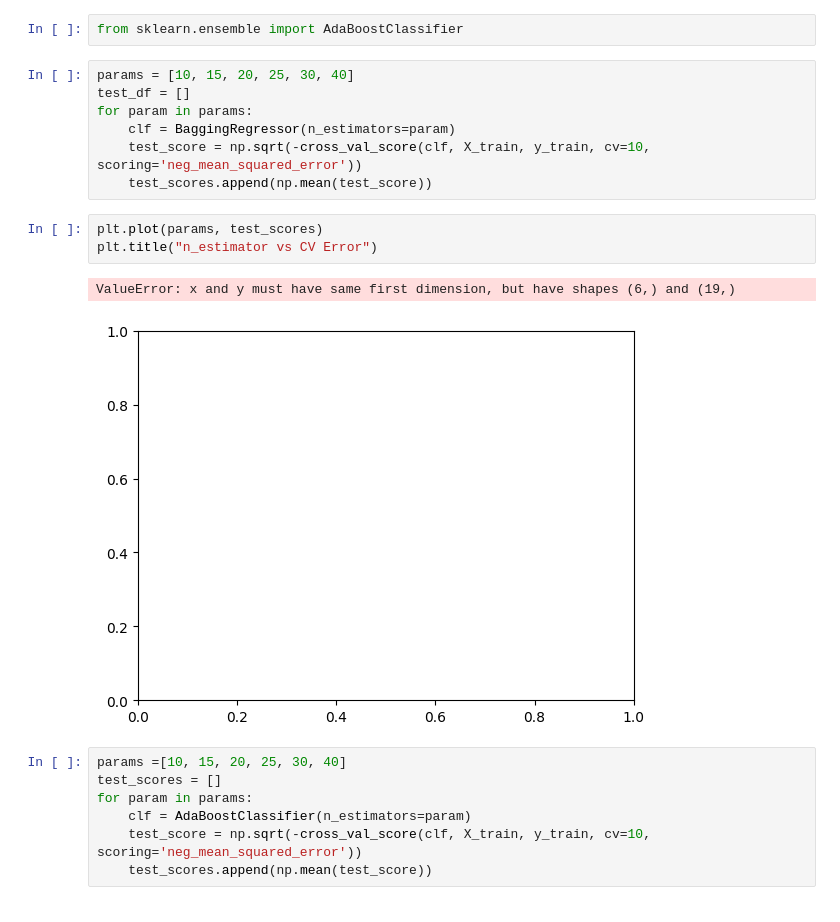
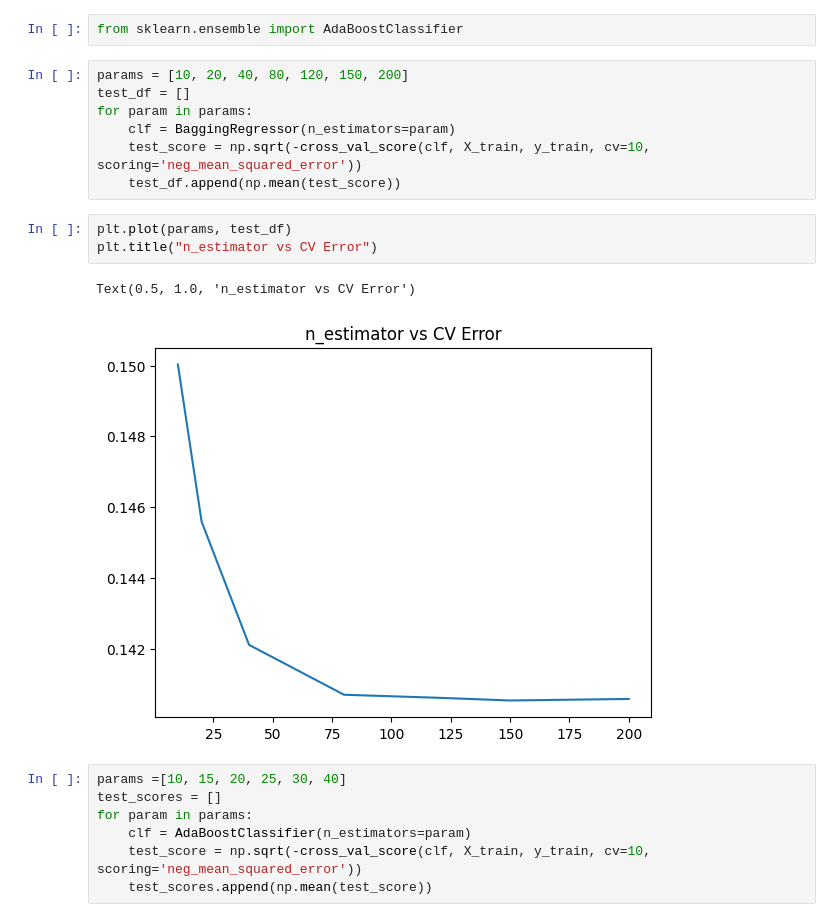
Before and after one commit to ChiehYuu/DataMining, a Jupyter notebook: House_Prices_Advanced_Regression_Techniques/House_Prices_Advanced_Regression_Techniques.ipynb, the cells around one changed output. Cells and saved outputs as stored; diff of their text form.

```diff
--- a/House_Prices_Advanced_Regression_Techniques/House_Prices_Advanced_Regression_Techniques.ipynb
+++ b/House_Prices_Advanced_Regression_Techniques/House_Prices_Advanced_Regression_Techniques.ipynb
@@ -288,18 +288,18 @@ Text(0.5, 1.0, 'n_estimator vs CV Error')
 # %%
 from sklearn.ensemble import AdaBoostClassifier
 # %%
-params = [10, 15, 20, 25, 30, 40]
+params = [10, 20, 40, 80, 120, 150, 200]
 test_df = []
 for param in params:
     clf = BaggingRegressor(n_estimators=param)
     test_score = np.sqrt(-cross_val_score(clf, X_train, y_train, cv=10, scoring='neg_mean_squared_error'))
-    test_scores.append(np.mean(test_score))
+    test_df.append(np.mean(test_score))
 # %%
-plt.plot(params, test_scores)
+plt.plot(params, test_df)
 plt.title("n_estimator vs CV Error")
 # %% [output]
-ValueError: x and y must have same first dimension, but have shapes (6,) and (19,)
+Text(0.5, 1.0, 'n_estimator vs CV Error')
-[figure, old version]
+[figure, new version]
 # %%
 params =[10, 15, 20, 25, 30, 40]
 test_scores = []
```
Also changed, not shown: parts of 6 cells of this notebook.
